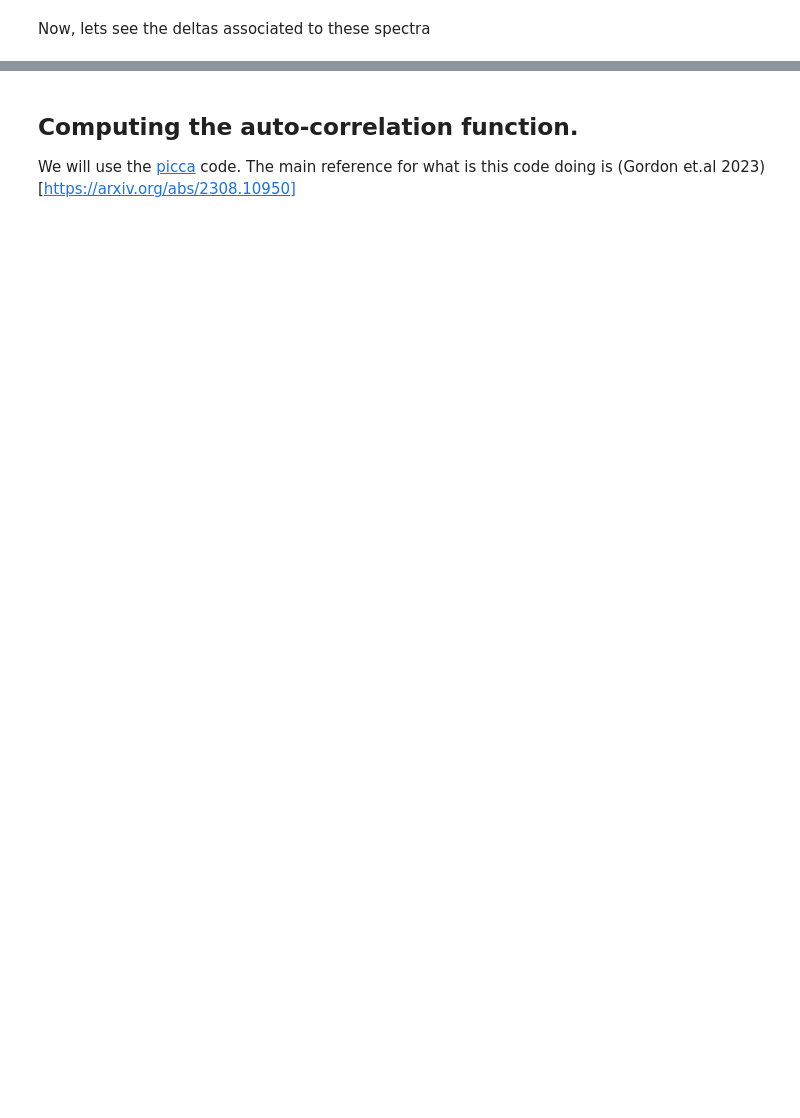
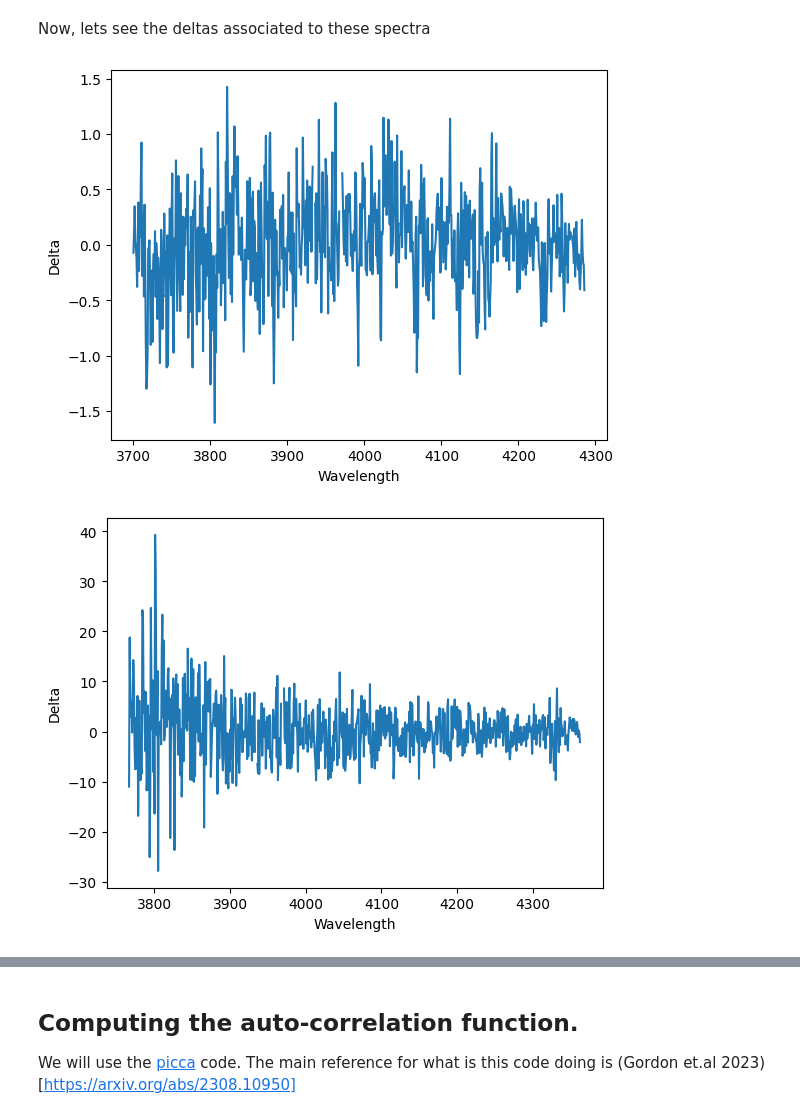
Before and after one commit to alxogm/ICF2024_lya, a Jupyter notebook: Lya_CF_colab.ipynb, the cells around one changed output, grey strips where cells are left out. Drawn from its saved outputs; the diff is of its cells as text; code cells hidden in the pictures; blank space fills up the shorter version.

```diff
--- a/Lya_CF_colab.ipynb
+++ b/Lya_CF_colab.ipynb
@@ -93,5 +161,5 @@ print("All Delta files are on disk")
 # %% [markdown]
 Lest explore the content of one of the delta files and the attributes file.
 # %%
-delta_1=fitsio.FITS("/content/drive/MyDrive/Bucaramanga/desi_edr/fuji/lya/Delta/delta-1.fits.gz")
+delta_1=fitsio.FITS("/content/drive/MyDrive/ICF2024/desi_edr/fuji/lya/Delta/delta-1.fits.gz")
 print(delta_1)
@@ -170,12 +217,12 @@ for i in range(len(coadd_spec_.fibermap)):
 # %% [markdown]
 Now, lets see the deltas associated to these spectra
-# %%
-w=np.in1d(metadata["TARGETID"],zcat["TARGETID"])
-deltas=deltas[w]
 # %%
 #Note thes in general will not be in the same order as above, we need to fix this...
-for i in range(len(deltas)):
+for i in range(len(deltas[0:10])):
   plt.plot(wavelength,deltas[i])
   plt.xlabel("Wavelength")
   plt.ylabel("Delta")
   plt.show()
+# %% [output]
+[figure, added]
+[figure, added]
```
Also changed, not shown: parts of 27 cells of this notebook.
